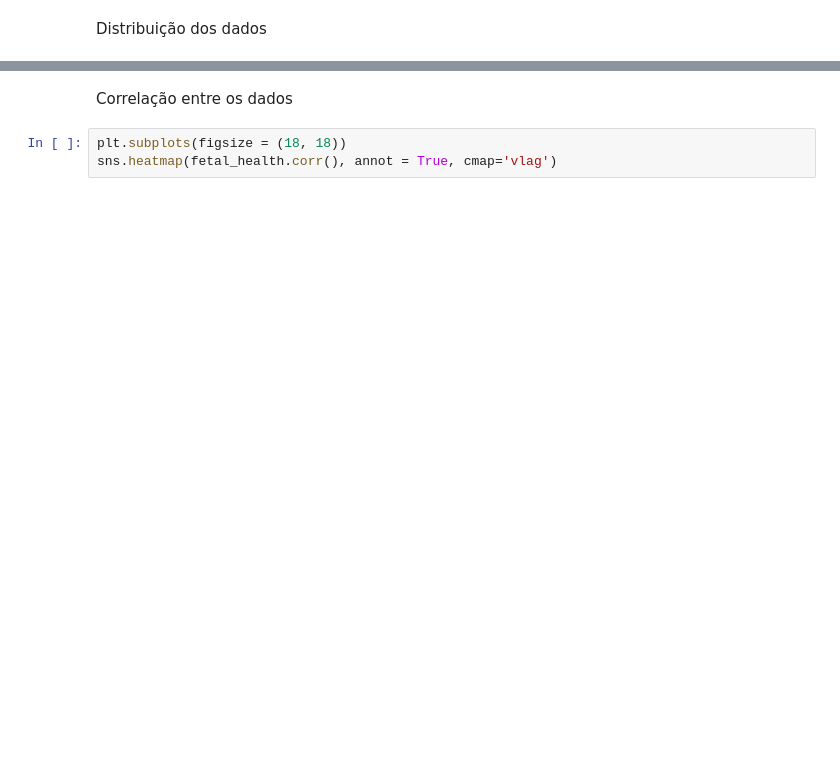
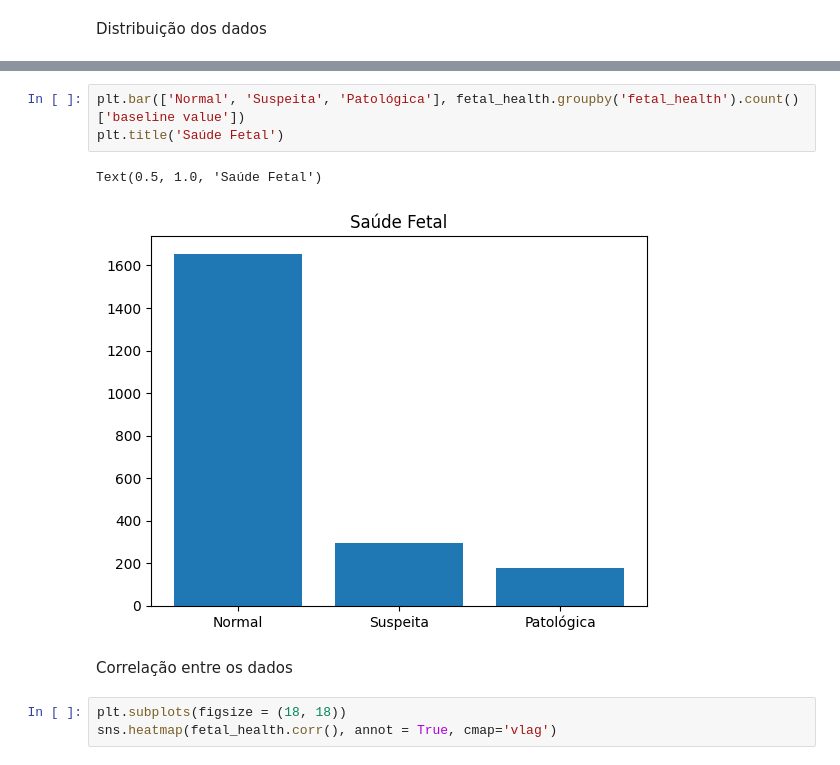
Before and after one commit to helenapato/helenapato.github.io, a Jupyter notebook: projetos/saude_fetal/tp3-classificacao.ipynb, the cells around one changed output, grey strips where cells are left out. Drawn from its saved outputs; the diff is of its cells as text; blank space fills up the shorter version.

```diff
--- a/projetos/saude_fetal/tp3-classificacao.ipynb
+++ b/projetos/saude_fetal/tp3-classificacao.ipynb
@@ -219,3 +207,9 @@ array([[<matplotlib.axes._subplots.AxesSubplot object at 0x...>,
+# %%
+plt.bar(['Normal', 'Suspeita', 'Patológica'], fetal_health.groupby('fetal_health').count()['baseline value'])
+plt.title('Saúde Fetal')
+# %% [output]
+Text(0.5, 1.0, 'Saúde Fetal')
+[figure, added]
 # %% [markdown]
 Correlação entre os dados
 # %%
```
Also changed, not shown: parts of 19 cells of this notebook, 4 other files.
